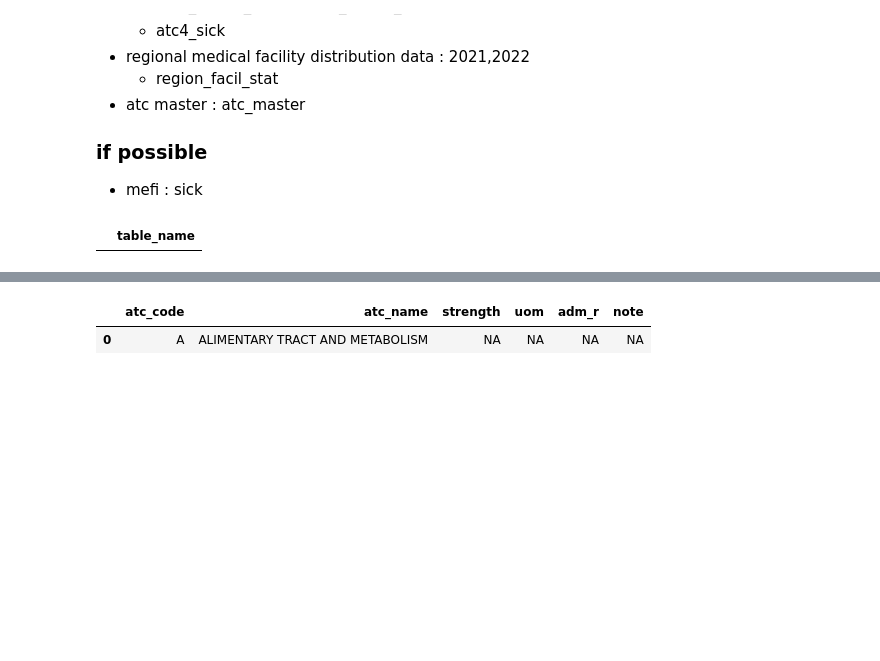
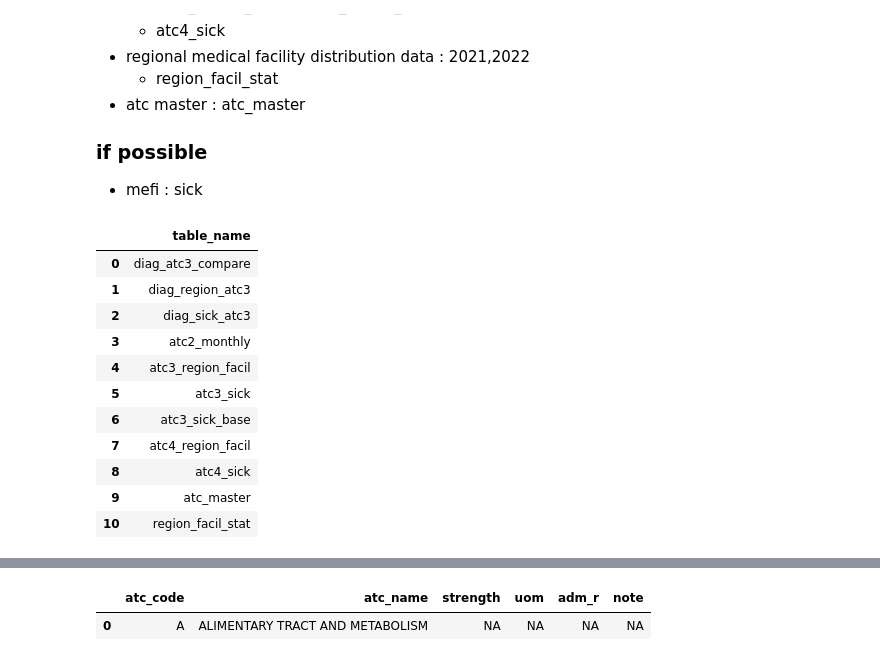
Before and after one commit to benskim/healthcareDA, a Jupyter notebook: old/create-db-pq v2.ipynb, the cells around one changed output, grey strips where cells are left out. Cells and saved outputs as stored; diff of their text form; code cells hidden in the pictures; blank space fills up the shorter version.

```diff
--- a/create-db-pq v2.ipynb
+++ b/old/create-db-pq v2.ipynb
@@ -62,13 +42,25 @@ con = duckdb.connect("healthcare.duckdb")
 # %%
 # con.execute("show tables like '%region%';").df()
 
 con.execute("""
     SELECT table_name
     FROM information_schema.tables
-    WHERE table_name LIKE '%region_%';
+    -- WHERE table_name LIKE '%region_%';
+
 """).df()
 # %% [output]
 |  | table_name |
+| 0 | diag_atc3_compare |
+| 1 | diag_region_atc3 |
+| 2 | diag_sick_atc3 |
+| 3 | atc2_monthly |
+| 4 | atc3_region_facil |
+| 5 | atc3_sick |
+| 6 | atc3_sick_base |
+| 7 | atc4_region_facil |
+| 8 | atc4_sick |
+| 9 | atc_master |
+| 10 | region_facil_stat |
 # %%
 import duckdb
 
```
Also changed, not shown: parts of 25 cells of this notebook, 19 other files.
